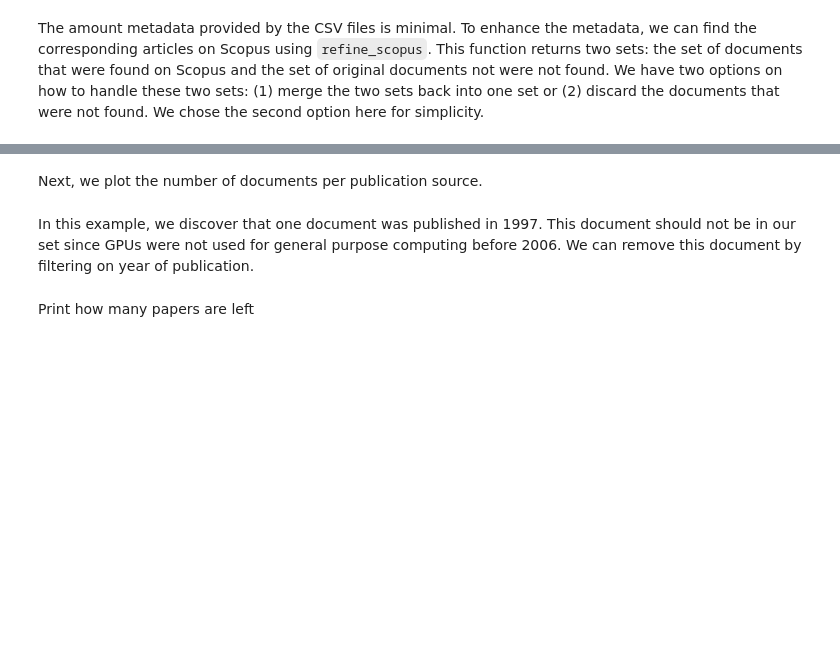
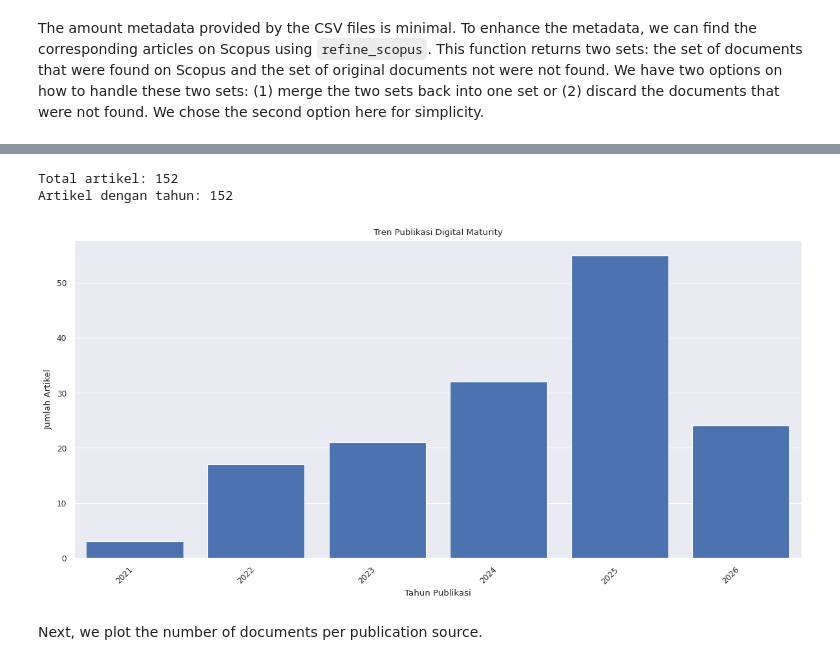
Before and after one commit to aliyaaar/litstudy, a Jupyter notebook: notebooks/mtl.ipynb, the cells around one changed output, grey strips where cells are left out. Saved outputs shown, nothing was run; the diff lists cells and outputs as text; code cells hidden in the pictures; blank space fills up the shorter version.

```diff
--- a/notebooks/mtl.ipynb
+++ b/notebooks/mtl.ipynb
@@ -95,10 +205,4 @@ docs_csv = docs
 # %% [markdown]
 We can also exclude some papers that we are not interested in. Here, we load a document set from a RIS file and subtract these documents from our original document set.
-# %%
-docs_exclude = litstudy.load_ris_file('data/exclude.ris')
-docs_remaining = docs_csv - docs_exclude
-
-print(len(docs_exclude), 'papers were excluded')
-print(len(docs_remaining), 'paper remaining')
 # %% [markdown]
 The amount metadata provided by the CSV files is minimal. To enhance the metadata, we can find the corresponding articles on Scopus using `refine_scopus`. This function returns two sets: the set of documents that were found on Scopus and the set of original documents not were not found. We have two options on how to handle these two sets: (1) merge the two sets back into one set or (2) discard the documents that were not found. We chose the second option here for simplicity.
@@ -113,2 +248,40 @@ print(len(docs_notfound), 'papers were not found and were discarded')
+# %%
+
+import litstudy
+import matplotlib.pyplot as plt
+
+# Gunakan semua artikel dari ZIP
+data = docs
+
+# Periksa data tahun
+tahun_valid = [
+    d.publication_year
+    for d in data
+    if d.publication_year is not None
+]
+
+print("Total artikel:", len(data))
+print("Artikel dengan tahun:", len(tahun_valid))
+
+if tahun_valid:
+    plt.figure(figsize=(12, 6))
+
+    litstudy.plot_year_histogram(
+        data,
+        vertical=True
+    )
+
+    plt.title("Tren Publikasi Digital Maturity")
+    plt.xlabel("Tahun Publikasi")
+    plt.ylabel("Jumlah Artikel")
+    plt.xticks(rotation=45)
+    plt.tight_layout()
+    plt.show()
+else:
+    print("Grafik kosong karena metadata tahun tidak tersedia.")
+# %% [output]
+Total artikel: 152
+Artikel dengan tahun: 152
+[figure, added]
 # %% [markdown]
 Next, we plot the number of documents per publication source.
@@ -117,2 +287,0 @@ litstudy.plot_year_histogram(docs_scopus);
-# %% [markdown]
-In this example, we discover that one document was published in 1997. This document should not be in our set since GPUs were not used for general purpose computing before 2006. We can remove this document by filtering on year of publication.
@@ -121,2 +287,0 @@ docs = docs_scopus.filter_docs(lambda d: d.publication_year >= 2000)
-# %% [markdown]
-Print how many papers are left
```
Also changed, not shown: parts of 58 cells of this notebook.
